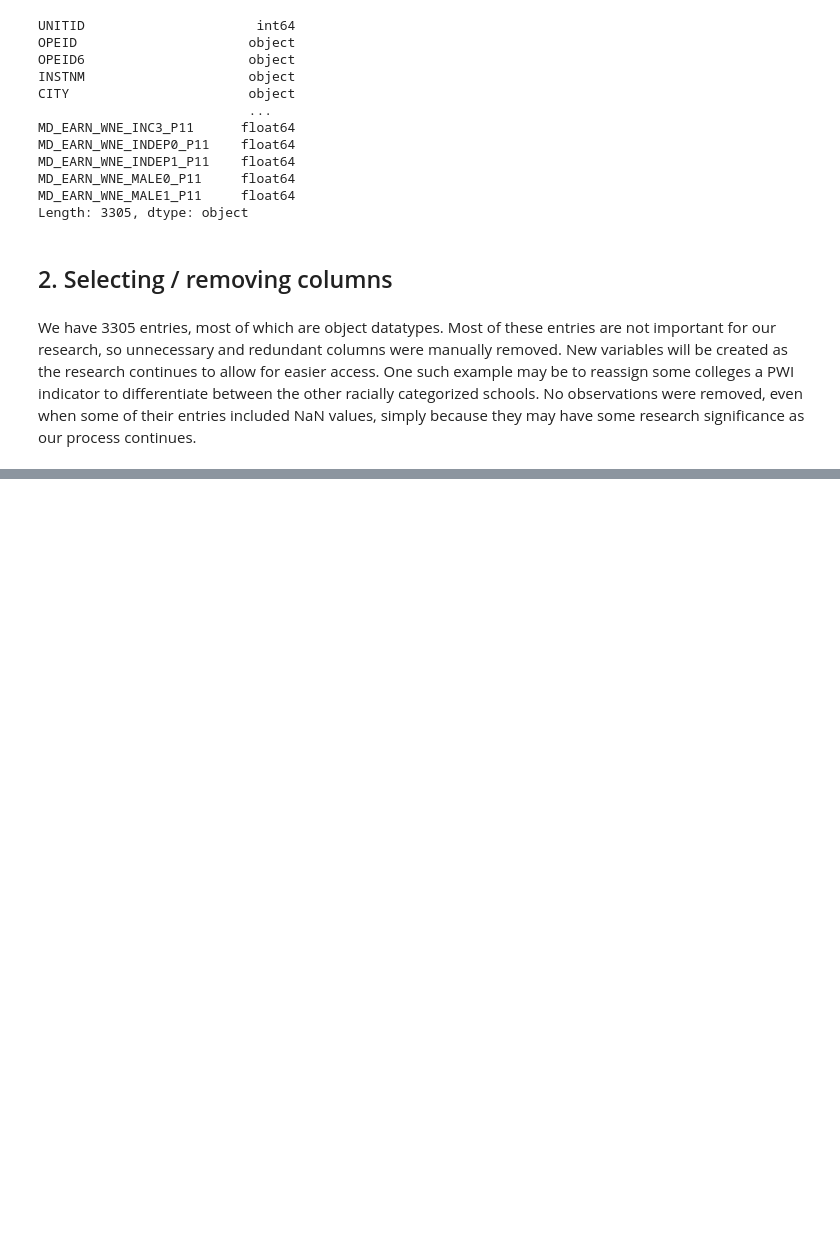
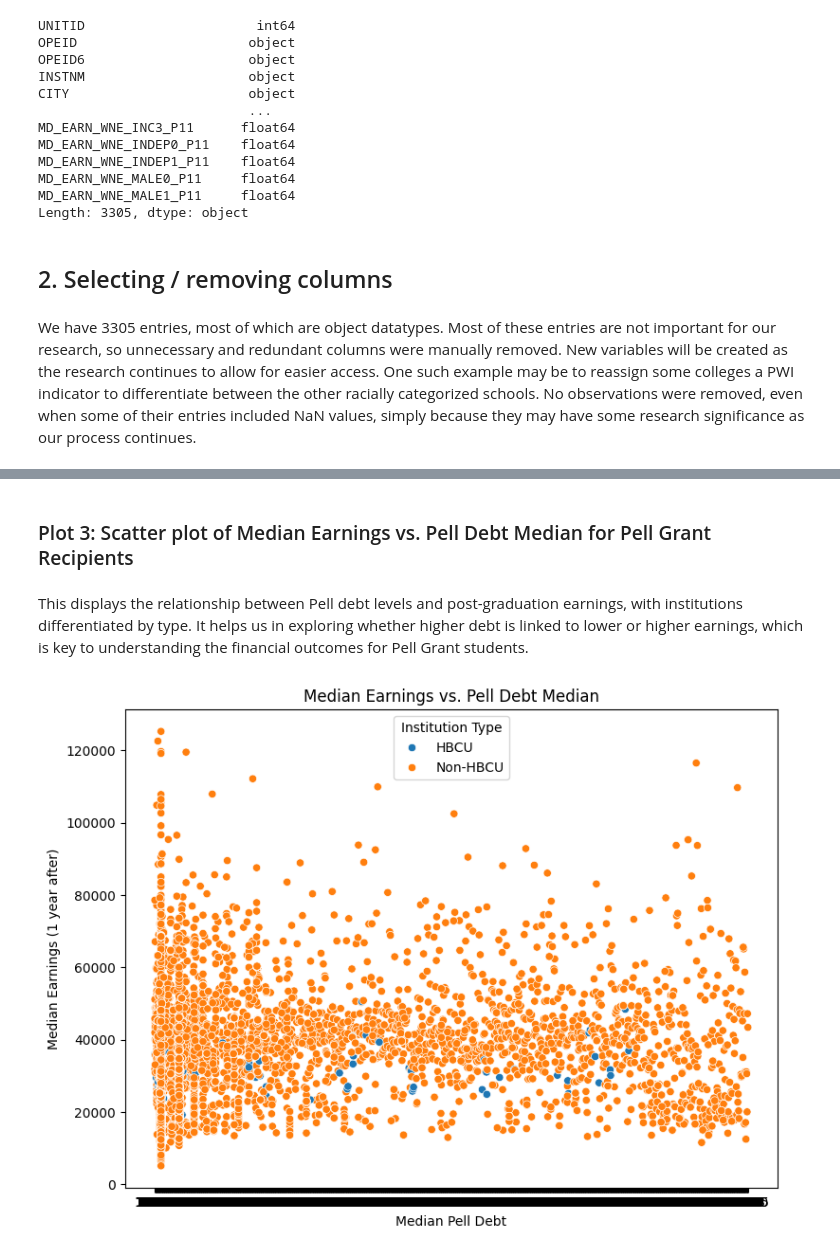
Before and after one commit to tanwasp/college-scorecard-analysis-group5, a Jupyter notebook: eda/full_college_scorecard_eda.ipynb, the cells around one changed output, grey strips where cells are left out. Saved outputs shown, nothing was run; the diff lists cells and outputs as text; code cells hidden in the pictures; blank space fills up the shorter version.

```diff
--- a/eda/full_college_scorecard_eda.ipynb
+++ b/eda/full_college_scorecard_eda.ipynb
@@ -180,0 +199,14 @@ plt.show()
+# %% [markdown]
+### Plot 3: Scatter plot of Median Earnings vs. Pell Debt Median for Pell Grant Recipients
+# %% [markdown]
+This displays the relationship between Pell debt levels and post-graduation earnings, with institutions differentiated by type. It helps us in exploring whether higher debt is linked to lower or higher earnings, which is key to understanding the financial outcomes for Pell Grant students.
+# %%
+plt.figure(figsize=(8,6))
+sns.scatterplot(x='PELL_DEBT_MDN', y='MD_EARN_WNE_1YR', hue='Institution Type', data=df)
+plt.title('Median Earnings vs. Pell Debt Median')
+plt.xlabel('Median Pell Debt')
+plt.ylabel('Median Earnings (1 year after)')
+plt.tight_layout()
+plt.show()
+# %% [output]
+[figure, added]
```
Also changed, not shown: parts of 17 cells of this notebook, 2 other files.
